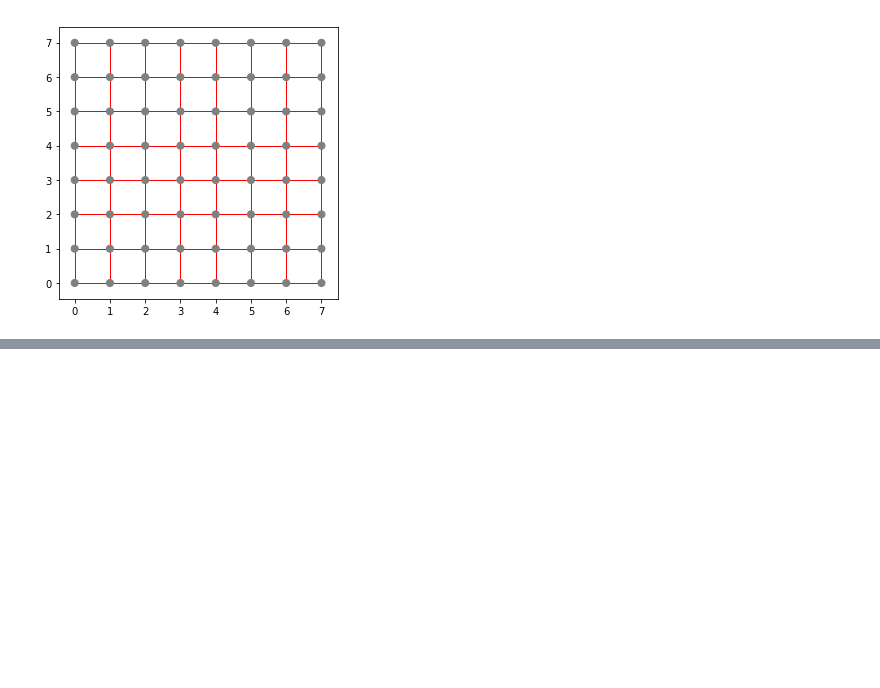
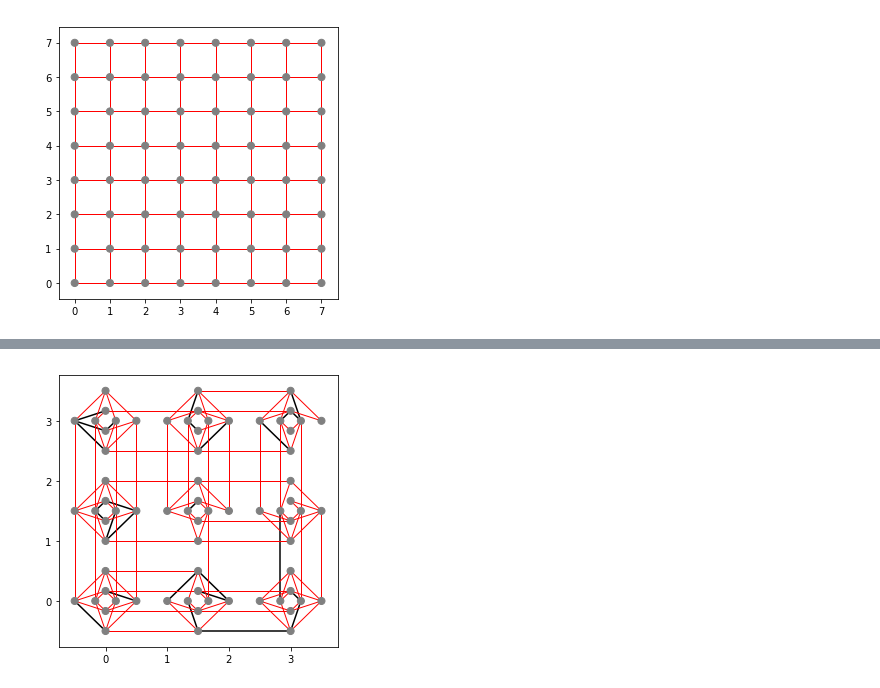
Before and after one commit to alexzucca90/spin-glasses, a Jupyter notebook: python/spin-glasses.ipynb, the cells around one changed output, grey strips where cells are left out. Drawn from its saved outputs; the diff is of its cells as text; code cells hidden in the pictures; blank space fills up the shorter version.

```diff
--- a/python/spin-glasses.ipynb
+++ b/python/spin-glasses.ipynb
@@ -24,0 +39,4 @@ ut.DrawSquareLattice_Problem(h=h,J=Jconn,L=8)
+# %%
+ut.DrawChimeraGraph_Problem(h=hchim,J=Jproblem,L=3, outfile='HFCL_chimera.pdf')
+# %% [output]
+[figure, added]
```
Also changed, not shown: parts of 6 cells of this notebook, 21 other files.
